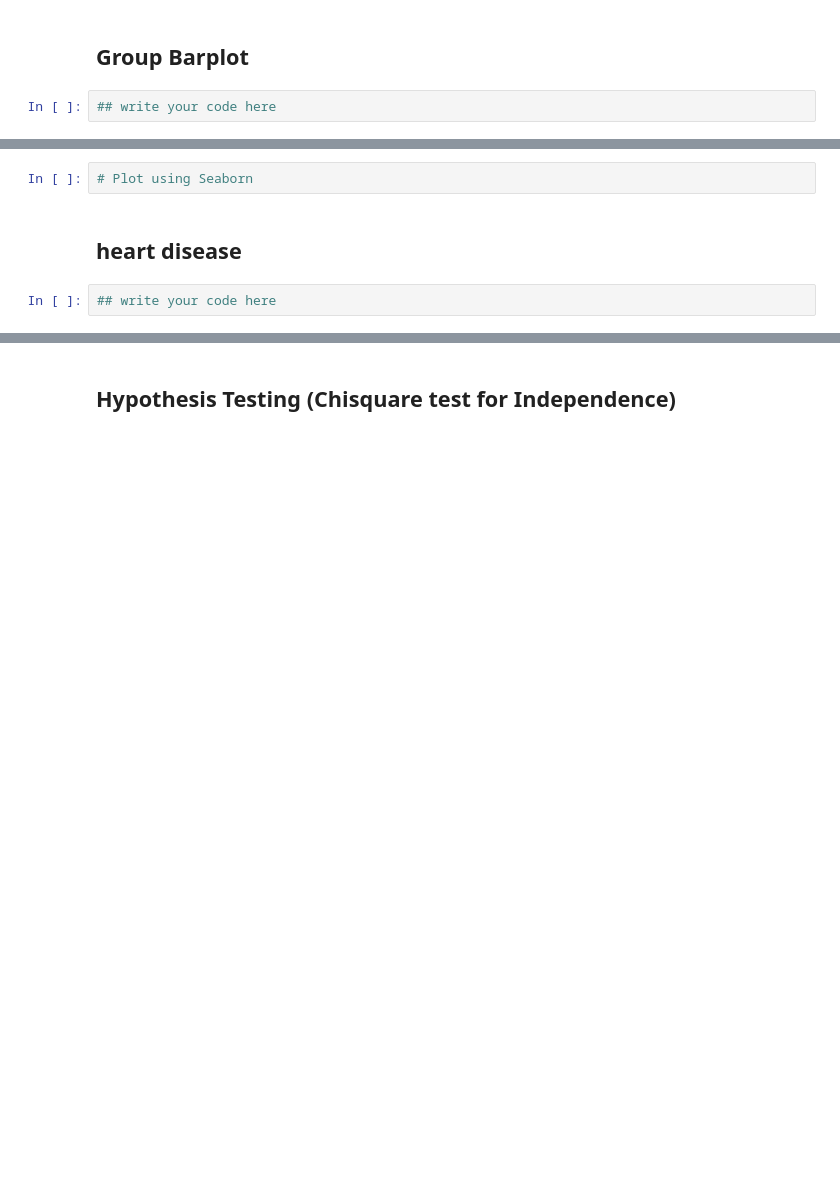
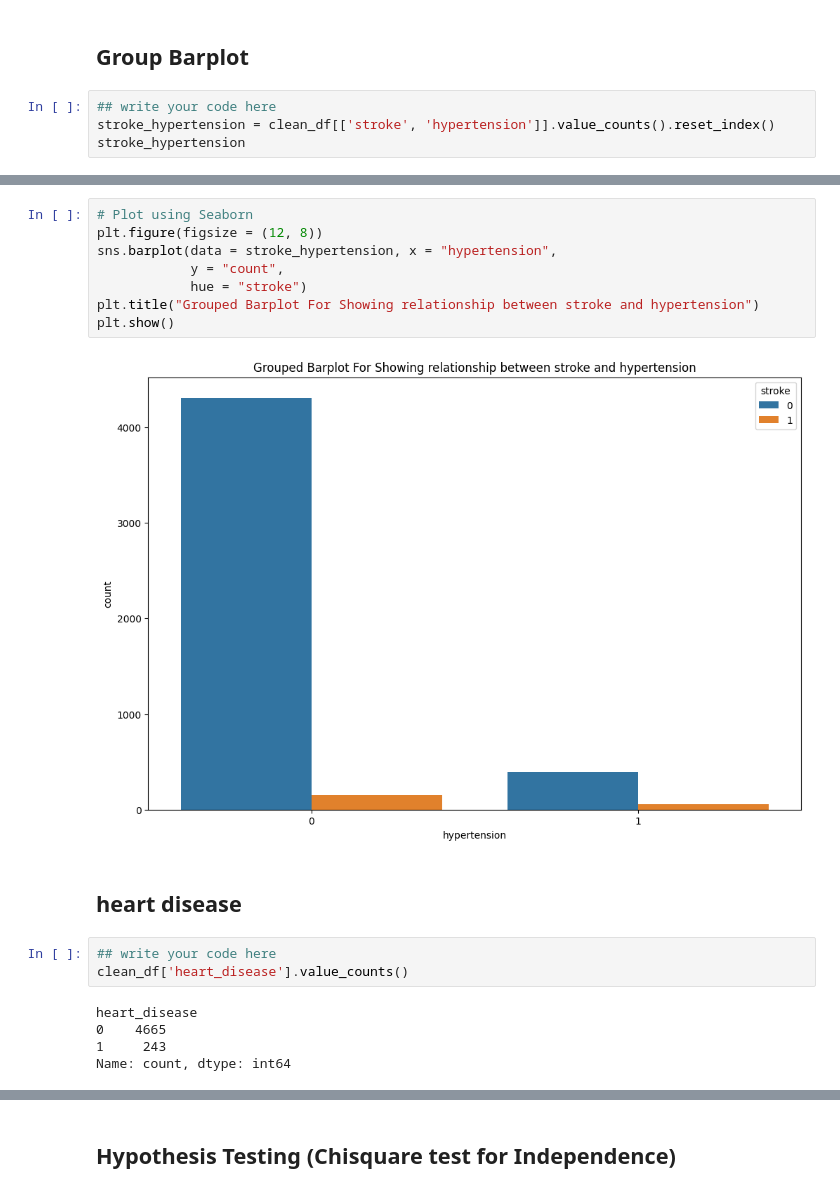
Before and after one commit to Neha-Shrestha/AI-Fellowship-Data-Wrangling, a Jupyter notebook: AI_FELLOWSHIP_Student_Notebook_Pandas_Data_Wrangling.ipynb, the cells around one changed output, grey strips where cells are left out. Saved outputs shown, nothing was run; the diff lists cells and outputs as text; blank space fills up the shorter version.

```diff
--- a/AI_FELLOWSHIP_Student_Notebook_Pandas_Data_Wrangling.ipynb
+++ b/AI_FELLOWSHIP_Student_Notebook_Pandas_Data_Wrangling.ipynb
@@ -749,3 +810,5 @@ There is a strong relation between stroke and hypertension
 ## Group Barplot
 # %%
 ## write your code here
+stroke_hypertension = clean_df[['stroke', 'hypertension']].value_counts().reset_index()
+stroke_hypertension
@@ -752,8 +821,22 @@ There is a strong relation between stroke and hypertension
-# %%
-# Plot using Seaborn
+# %%
+# Plot using Seaborn
+plt.figure(figsize = (12, 8))
+sns.barplot(data = stroke_hypertension, x = "hypertension",
+            y = "count",
+            hue = "stroke")
+plt.title("Grouped Barplot For Showing relationship between stroke and hypertension")
+plt.show()
+# %% [output]
+[figure, added]
 # %% [markdown]
 ## heart disease
 # %%
 ## write your code here
+clean_df['heart_disease'].value_counts()
+# %% [output]
+heart_disease
+0    4665
+1     243
+Name: count, dtype: int64
 # %%
 ## write your code here
```
Also changed, not shown: parts of 26 cells of this notebook.
